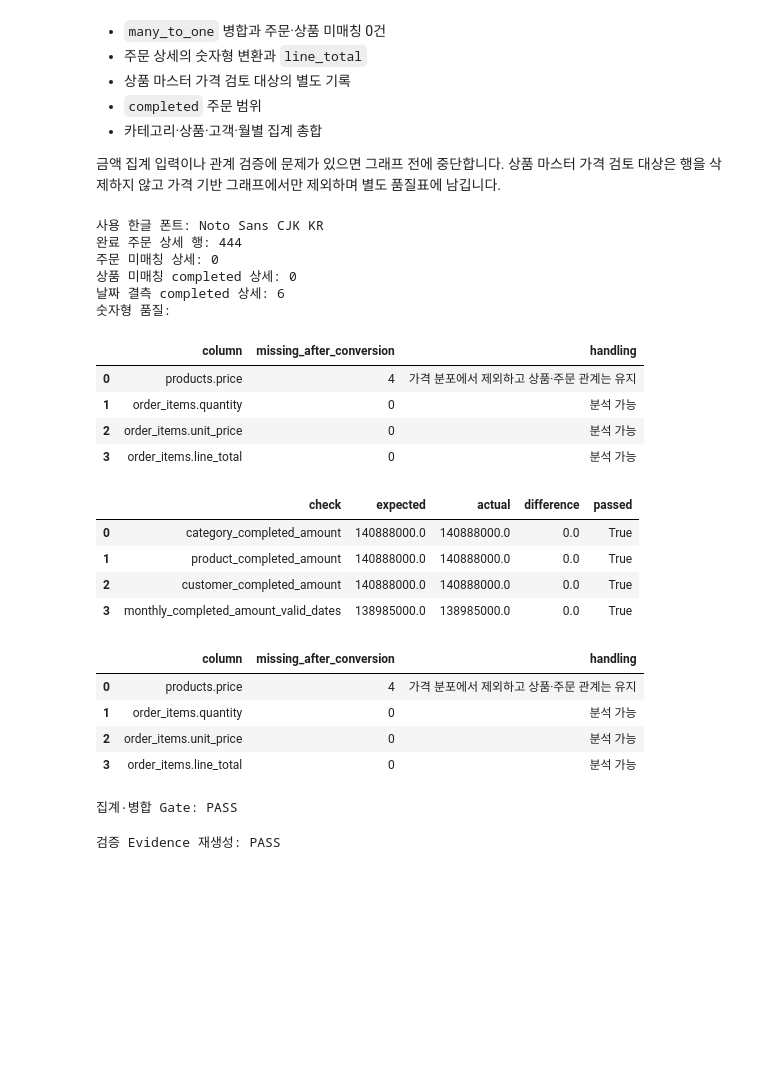
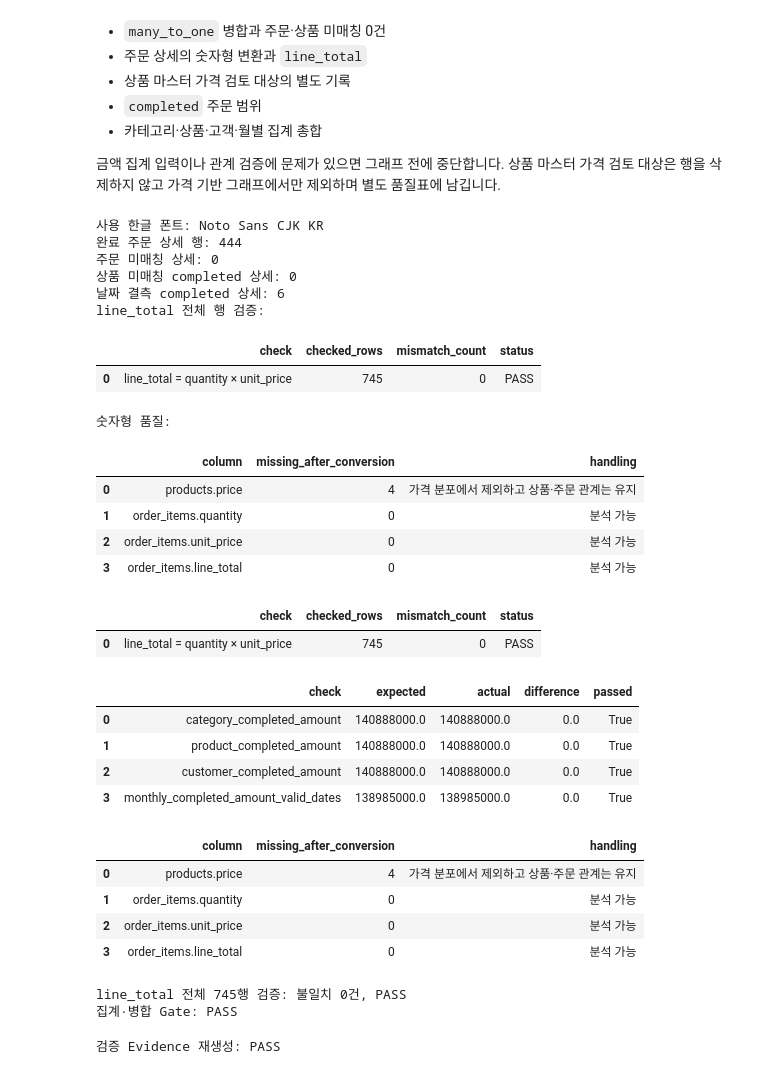
Before and after one commit to chocoemong1/llm-data-analysis-study, a Jupyter notebook: chapter07/chapter07.ipynb, the cells around one changed output. Saved outputs shown, nothing was run; the diff lists cells and outputs as text; code cells hidden in the pictures; blank space fills up the shorter version.

Commit message:
fix: make chapter 06-10 formula checks explicit

```diff
--- a/chapter07/chapter07.ipynb
+++ b/chapter07/chapter07.ipynb
@@ -109,43 +109,59 @@ product_sales = viz_data['product_sales']
 customer_sales = viz_data['customer_sales']
 order_status = viz_data['order_status']
 numeric_quality = viz_data['numeric_quality']
+line_total_validation = viz_data['line_total_validation']
 
 print('완료 주문 상세 행:', len(completed_order_sales))
 print('주문 미매칭 상세:', len(viz_data['unmatched_orders']))
 print('상품 미매칭 completed 상세:', len(viz_data['unmatched_products']))
 print('날짜 결측 completed 상세:', len(viz_data['invalid_date_sales']))
+print('line_total 전체 행 검증:')
+display(line_total_validation)
 print('숫자형 품질:')
 display(numeric_quality)
+assert line_total_validation['status'].eq('PASS').all()
 # %% [output]
 사용 한글 폰트: Noto Sans CJK KR
 완료 주문 상세 행: 444
 주문 미매칭 상세: 0
 상품 미매칭 completed 상세: 0
 날짜 결측 completed 상세: 6
-숫자형 품질:
+line_total 전체 행 검증:
-|  | column | missing_after_conversion | handling |
-| 0 | products.price | 4 | 가격 분포에서 제외하고 상품·주문 관계는 유지 |
-| 1 | order_items.quantity | 0 | 분석 가능 |
-| 2 | order_items.unit_price | 0 | 분석 가능 |
-| 3 | order_items.line_total | 0 | 분석 가능 |
+|  | check | checked_rows | mismatch_count | status |
+| 0 | line_total = quantity × unit_price | 745 | 0 | PASS |
+숫자형 품질:
+|  | column | missing_after_conversion | handling |
+| 0 | products.price | 4 | 가격 분포에서 제외하고 상품·주문 관계는 유지 |
+| 1 | order_items.quantity | 0 | 분석 가능 |
+| 2 | order_items.unit_price | 0 | 분석 가능 |
+| 3 | order_items.line_total | 0 | 분석 가능 |
 # %%
+display(line_total_validation)
 display(viz_data["visualization_validation"])
 display(numeric_quality)
+assert line_total_validation["status"].eq("PASS").all()
 assert viz_data["visualization_validation"]["passed"].all()
 assert len(viz_data["unmatched_orders"]) == 0
 assert len(viz_data["unmatched_products"]) == 0
+print(
+    f"line_total 전체 {int(line_total_validation.loc[0, 'checked_rows'])}행 검증: "
+    f"불일치 {int(line_total_validation.loc[0, 'mismatch_count'])}건, PASS"
+)
 print("집계·병합 Gate: PASS")
 # %% [output]
-|  | check | expected | actual | difference | passed |
-| 0 | category_completed_amount | 140888000.0 | 140888000.0 | 0.0 | True |
-| 1 | product_completed_amount | 140888000.0 | 140888000.0 | 0.0 | True |
-| 2 | customer_completed_amount | 140888000.0 | 140888000.0 | 0.0 | True |
-| 3 | monthly_completed_amount_valid_dates | 138985000.0 | 138985000.0 | 0.0 | True |
+|  | check | checked_rows | mismatch_count | status |
+| 0 | line_total = quantity × unit_price | 745 | 0 | PASS |
-|  | column | missing_after_conversion | handling |
-| 0 | products.price | 4 | 가격 분포에서 제외하고 상품·주문 관계는 유지 |
-| 1 | order_items.quantity | 0 | 분석 가능 |
-| 2 | order_items.unit_price | 0 | 분석 가능 |
-| 3 | order_items.line_total | 0 | 분석 가능 |
+|  | check | expected | actual | difference | passed |
+| 0 | category_completed_amount | 140888000.0 | 140888000.0 | 0.0 | True |
+| 1 | product_completed_amount | 140888000.0 | 140888000.0 | 0.0 | True |
+| 2 | customer_completed_amount | 140888000.0 | 140888000.0 | 0.0 | True |
+| 3 | monthly_completed_amount_valid_dates | 138985000.0 | 138985000.0 | 0.0 | True |
+|  | column | missing_after_conversion | handling |
+| 0 | products.price | 4 | 가격 분포에서 제외하고 상품·주문 관계는 유지 |
+| 1 | order_items.quantity | 0 | 분석 가능 |
+| 2 | order_items.unit_price | 0 | 분석 가능 |
+| 3 | order_items.line_total | 0 | 분석 가능 |
+line_total 전체 745행 검증: 불일치 0건, PASS
 집계·병합 Gate: PASS
 # %%
 import matplotlib.pyplot as plt
```
Also changed, not shown: parts of 3 cells of this notebook, 23 other files.
